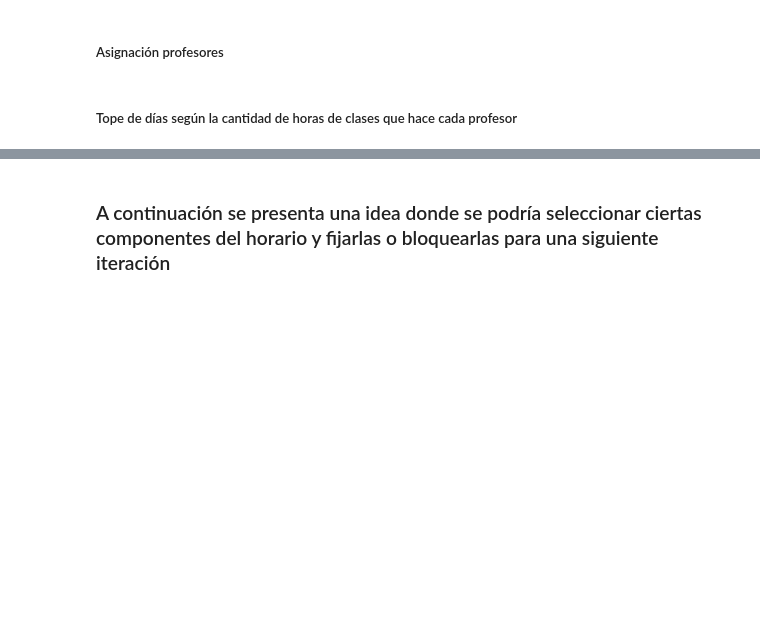
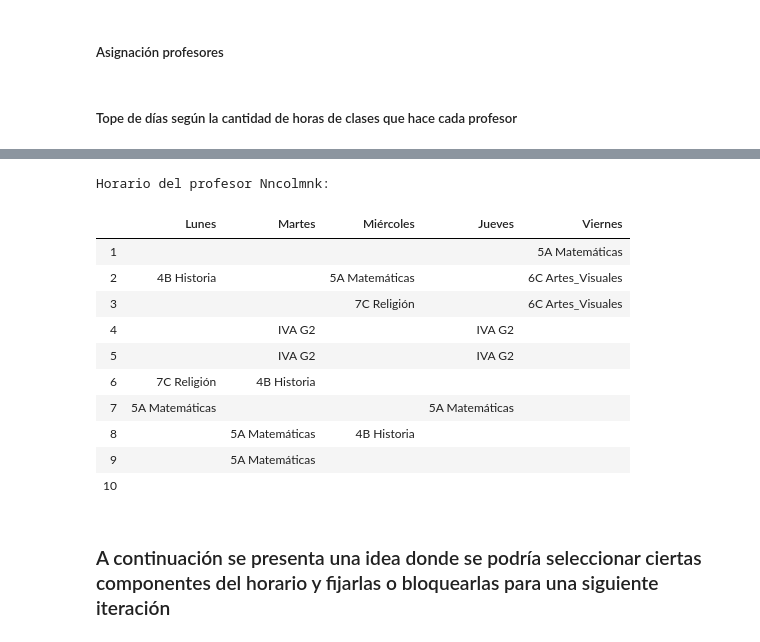
Before and after one commit to acarril/timetable_generator, a Jupyter notebook: Reducido/modelo_limpio.ipynb, the cells around one changed output, grey strips where cells are left out. Cells and saved outputs as stored; diff of their text form; code cells hidden in the pictures; blank space fills up the shorter version.

```diff
--- a/Reducido/modelo_limpio.ipynb
+++ b/Reducido/modelo_limpio.ipynb
@@ -343,3 +347,59 @@ Horario del curso 1A:
+# %%
+def generar_horario_profesor(nombre_profesor):
+    clases_profesor = []
+    dict_dias = {'Lunes': 1, 'Martes': 2, 'Miércoles': 3, 'Jueves': 4, 'Viernes': 5, 'Sábado': 6, 'Domingo': 7}
+    dict_dias_inverso = {1: 'Lunes', 2: 'Martes', 3: 'Miércoles', 4: 'Jueves', 5: 'Viernes', 6: 'Sábado', 7: 'Domingo'}
+    for elem in leer_output(numero_sol=2):
+        if elem[1] == nombre_profesor:
+            clases_profesor.append(elem)
+
+    for i in range(len(clases_profesor)):
+        clases_profesor[i][3] = dict_dias[clases_profesor[i][3]]
+    clases_profesor = sorted(clases_profesor, key= lambda x: x[4])
+    clases_profesor = sorted(clases_profesor, key= lambda x: x[3])
+    for i in range(len(clases_profesor)):
+        clases_profesor[i][3] = dict_dias_inverso[clases_profesor[i][3]]
+
+
+    lista_auxiliar = []
+    for i in dias:
+        lista_dia = [i]
+        for j in modulos:
+            if clases_profesor == []:
+                lista_dia.append(' ')
+            elif i == clases_profesor[0][3] and j == int(clases_profesor[0][4]):
+                lista_dia.append(f'{clases_profesor[0][0]} \n {clases_profesor[0][2]}')
+                clases_profesor.pop(0)
+            else:
+                lista_dia.append(' ')
+        lista_auxiliar.append(lista_dia)
+
+    # print(dias)
+    horario = PrettyTable([])
+    horario.add_column('', modulos)
+    # print(modulos)
+    # print(horario)
+    for i in range(len(dias)):
+        # print(lista_auxiliar)
+        horario.add_column(lista_auxiliar[i][0], lista_auxiliar[i][1:], align='c')
+    horario.format = True
+    print(f'Horario del profesor {nombre_profesor}: ')
+    return horario
+
+generar_horario_profesor(nombre_profesor='Nncolmnk')
+# %% [output]
+Horario del profesor Nncolmnk:
+|  | Lunes | Martes | Miércoles | Jueves | Viernes |
+| 1 |  |  |  |  | 5A Matemáticas |
+| 2 | 4B Historia |  | 5A Matemáticas |  | 6C Artes_Visuales |
+| 3 |  |  | 7C Religión |  | 6C Artes_Visuales |
+| 4 |  | IVA G2 |  | IVA G2 |  |
+| 5 |  | IVA G2 |  | IVA G2 |  |
+| 6 | 7C Religión | 4B Historia |  |  |  |
+| 7 | 5A Matemáticas |  |  | 5A Matemáticas |  |
+| 8 |  | 5A Matemáticas | 4B Historia |  |  |
+| 9 |  | 5A Matemáticas |  |  |  |
+| 10 |  |  |  |  |  |
 # %% [markdown]
 ### A continuación se presenta una idea donde se podría seleccionar ciertas componentes del horario y fijarlas o bloquearlas para una siguiente iteración
 # %% [markdown]
```
Also changed, not shown: parts of 8 cells of this notebook, 7 other files.
